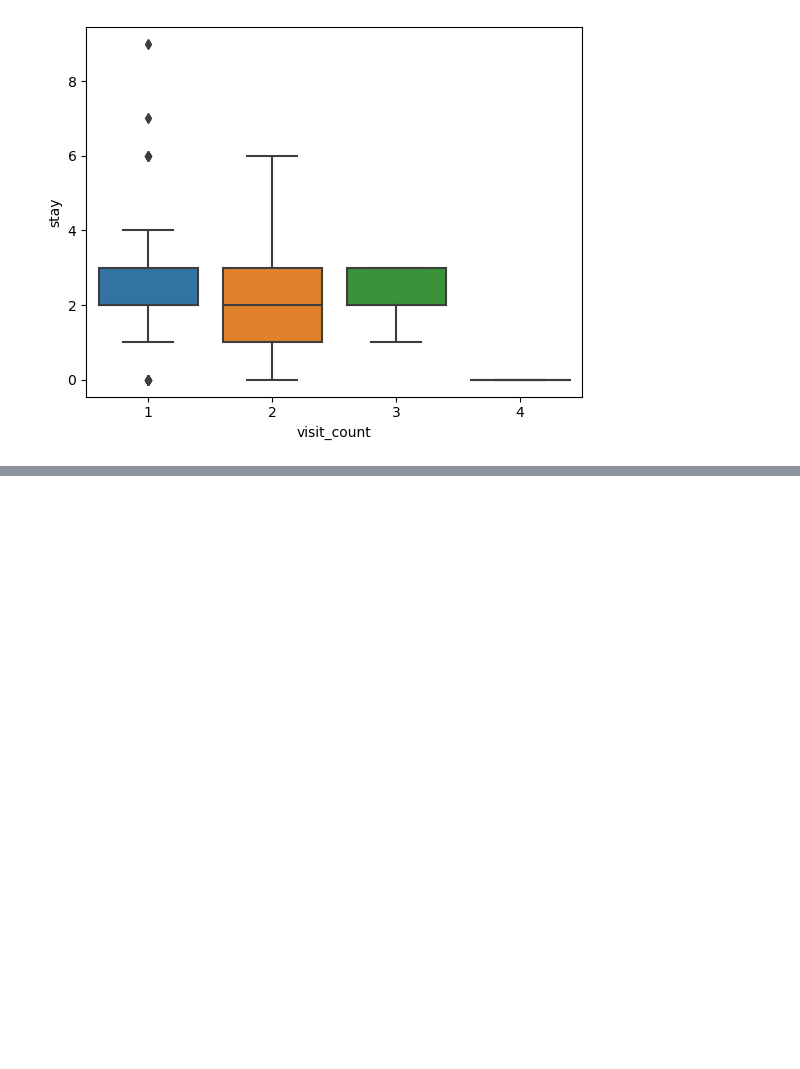
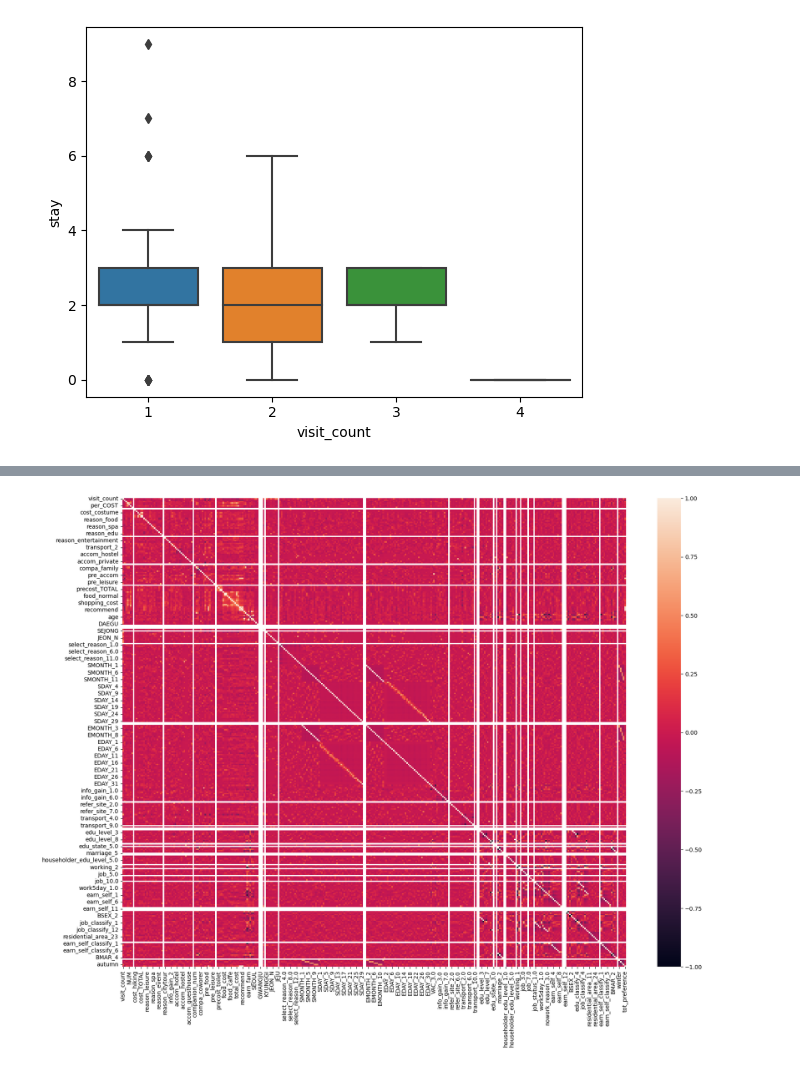
Before and after one commit to zzz2su/MJU_Data-Analysis, a Jupyter notebook: SDATeamProject.ipynb, the cells around one changed output, grey strips where cells are left out. Drawn from its saved outputs; the diff is of its cells as text; code cells hidden in the pictures; blank space fills up the shorter version.

```diff
--- a/SDATeamProject.ipynb
+++ b/SDATeamProject.ipynb
@@ -321,0 +419,6 @@ sns.boxplot(data=JEJU, x='visit_count', y="stay")
+# %%
+plt.figure(figsize=(20, 15))
+sns.heatmap(data = JEJU.corr())
+plt.show()
+# %% [output]
+[figure, added]
```
Also changed, not shown: parts of 11 cells of this notebook.
